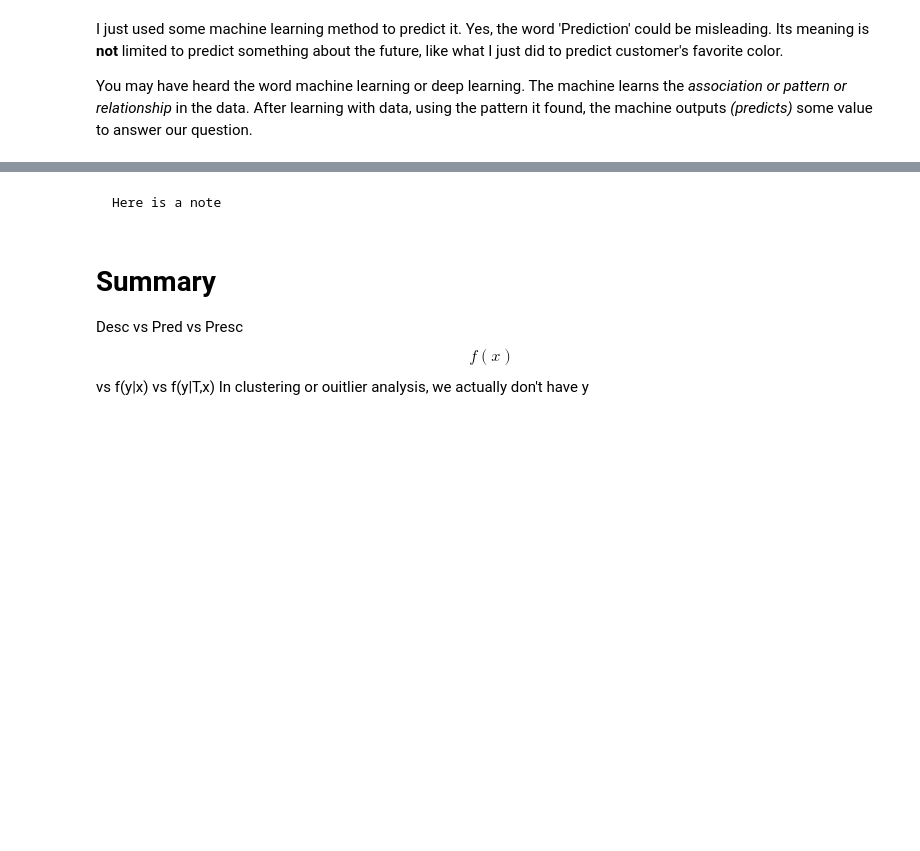
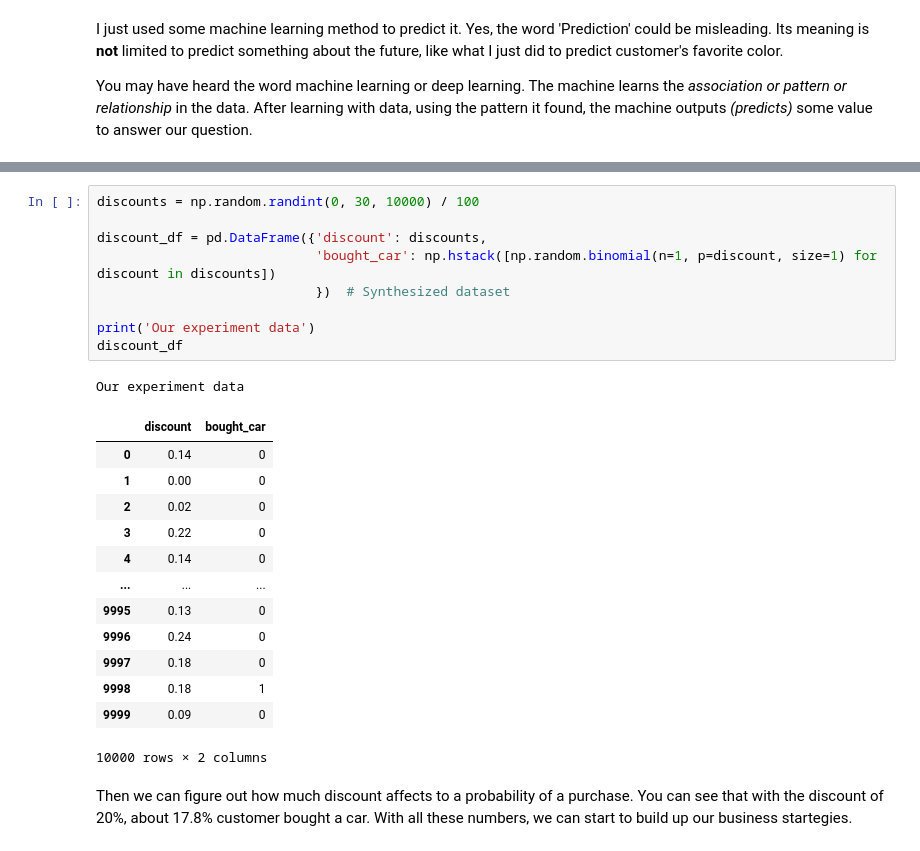
Before and after one commit to JinwooMcLee/ds-for-self-taught, a Jupyter notebook: _sources/what-is-data-science.ipynb, the cells around one changed output, grey strips where cells are left out. Saved outputs shown, nothing was run; the diff lists cells and outputs as text; blank space fills up the shorter version.

````diff
--- a/_sources/what-is-data-science.ipynb
+++ b/_sources/what-is-data-science.ipynb
@@ -112,12 +112,26 @@ Therefore doctor can prescribe you some medicine
-# %% [markdown]
-```{note}
-Here is a note
-```
-# %% [markdown]
-# Summary
-Desc vs Pred vs Presc
-$$
-    f(x)
-$$
-vs f(y|x) vs f(y|T,x)
-In clustering or ouitlier analysis, we actually don't have y
+# %%
+discounts = np.random.randint(0, 30, 10000) / 100
+
+discount_df = pd.DataFrame({'discount': discounts,
+                            'bought_car': np.hstack([np.random.binomial(n=1, p=discount, size=1) for discount in discounts])
+                            })  # Synthesized dataset
+
+print('Our experiment data')
+discount_df
+# %% [output]
+Our experiment data
+|  | discount | bought_car |
+| 0 | 0.14 | 0 |
+| 1 | 0.00 | 0 |
+| 2 | 0.02 | 0 |
+| 3 | 0.22 | 0 |
+| 4 | 0.14 | 0 |
+| ... | ... | ... |
+| 9995 | 0.13 | 0 |
+| 9996 | 0.24 | 0 |
+| 9997 | 0.18 | 0 |
+| 9998 | 0.18 | 1 |
+| 9999 | 0.09 | 0 |
+10000 rows × 2 columns
+# %% [markdown]
+Then we can figure out how much discount affects to a probability of a purchase. You can see that with the discount of 20%, about 17.8% customer bought a car. With all these numbers, we can start to build up our business startegies.
````
Also changed, not shown: parts of 7 cells of this notebook, 6 other files.
